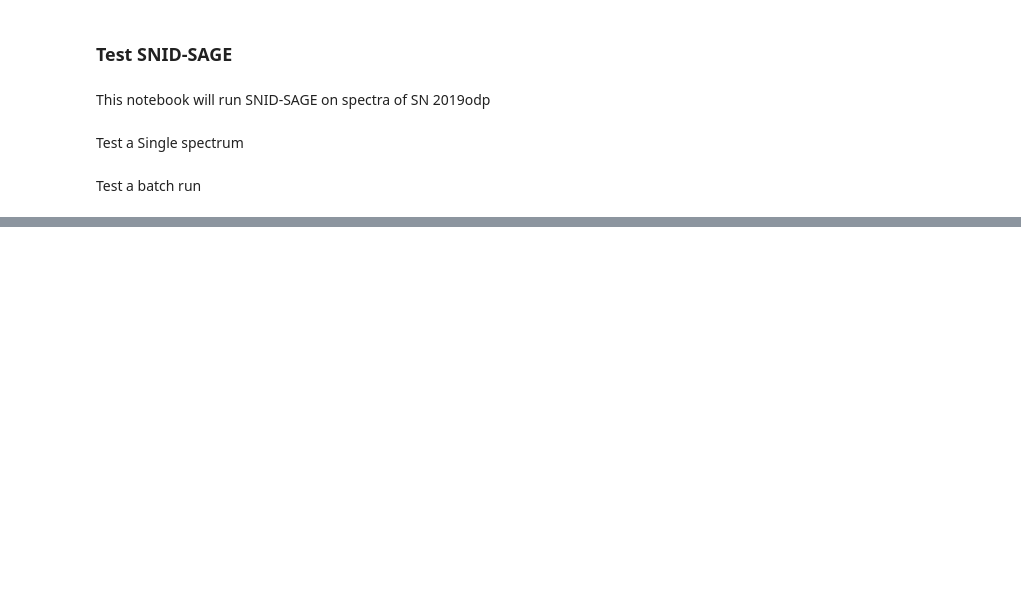
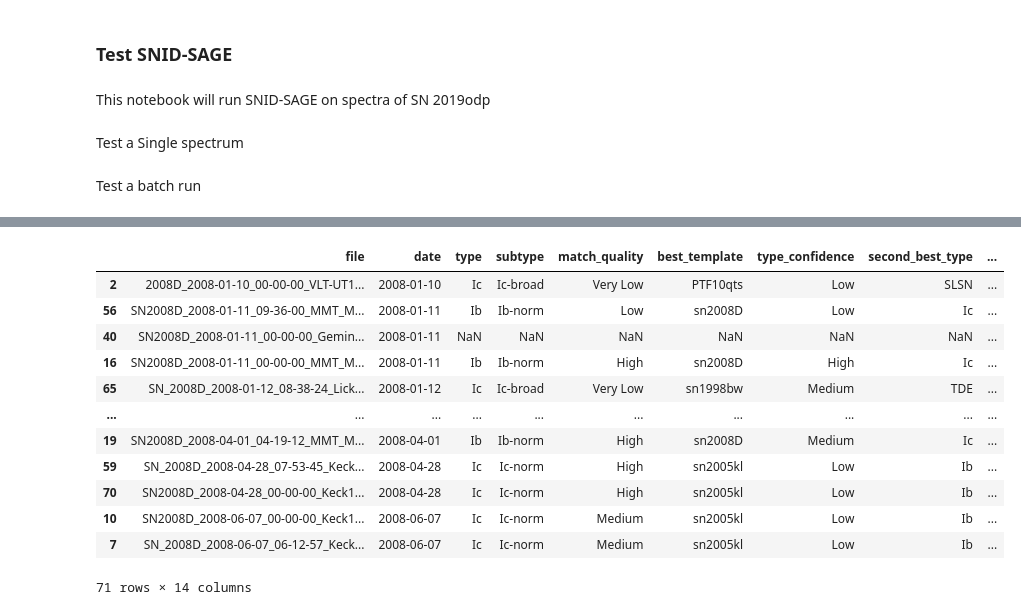
Before and after one commit to micschwab/TransitionHunter, a Jupyter notebook: TestSNID-SAGE.ipynb, the cells around one changed output, grey strips where cells are left out. Cells and saved outputs as stored; diff of their text form; code cells hidden in the pictures; blank space fills up the shorter version.

```diff
--- a/TestSNID-SAGE.ipynb
+++ b/TestSNID-SAGE.ipynb
@@ -53,0 +117,23 @@ Done 30/30; success rate 100.0%
+# %%
+import re
+
+#get epoch from filenames (standard convention)
+
+#Look for a pattern in the filename that matches YYYY-MM-DD or YYYYMMDD
+# ( \d{4}-\d{2}-\d{2} )  -> Matches YYYY-MM-DD
+# |                      -> OR
+# ( \d{8} )              -> Matches YYYYMMDD (8 digits)
+date_pattern = re.compile(r'(\d{4}-\d{2}-\d{2})|(\d{8})')
+
+
+# make an array of dates "date"
+date = np.array([])
+
+for name in filenames:
+    match = date_pattern.search(name)
+    if match:
+        # result is whichever group (1 or 2) found a hit
+        date_str = match.group(0)
+        date = np.append(date, date_str)
+
+batch_results["date"] = pd.to_datetime(date) #make it a pd.datetime object for sorting
@@ -53,0 +170,16 @@ Done 30/30; success rate 100.0%
+# %%
+result_df
+# %% [output]
+|  | file | date | type | subtype | match_quality | best_template | type_confidence | second_best_type | ... |
+| 2 | 2008D_2008-01-10_00-00-00_VLT-UT1... | 2008-01-10 | Ic | Ic-broad | Very Low | PTF10qts | Low | SLSN | ... |
+| 56 | SN2008D_2008-01-11_09-36-00_MMT_M... | 2008-01-11 | Ib | Ib-norm | Low | sn2008D | Low | Ic | ... |
+| 40 | SN2008D_2008-01-11_00-00-00_Gemin... | 2008-01-11 | NaN | NaN | NaN | NaN | NaN | NaN | ... |
+| 16 | SN2008D_2008-01-11_00-00-00_MMT_M... | 2008-01-11 | Ib | Ib-norm | High | sn2008D | High | Ic | ... |
+| 65 | SN_2008D_2008-01-12_08-38-24_Lick... | 2008-01-12 | Ic | Ic-broad | Very Low | sn1998bw | Medium | TDE | ... |
+| ... | ... | ... | ... | ... | ... | ... | ... | ... | ... |
+| 19 | SN2008D_2008-04-01_04-19-12_MMT_M... | 2008-04-01 | Ib | Ib-norm | High | sn2008D | Medium | Ic | ... |
+| 59 | SN_2008D_2008-04-28_07-53-45_Keck... | 2008-04-28 | Ic | Ic-norm | High | sn2005kl | Low | Ib | ... |
+| 70 | SN2008D_2008-04-28_00-00-00_Keck1... | 2008-04-28 | Ic | Ic-norm | High | sn2005kl | Low | Ib | ... |
+| 10 | SN2008D_2008-06-07_00-00-00_Keck1... | 2008-06-07 | Ic | Ic-norm | Medium | sn2005kl | Low | Ib | ... |
+| 7 | SN_2008D_2008-06-07_06-12-57_Keck... | 2008-06-07 | Ic | Ic-norm | Medium | sn2005kl | Low | Ib | ... |
+71 rows × 14 columns
```
Also changed, not shown: parts of 44 cells of this notebook, 4 other files.
